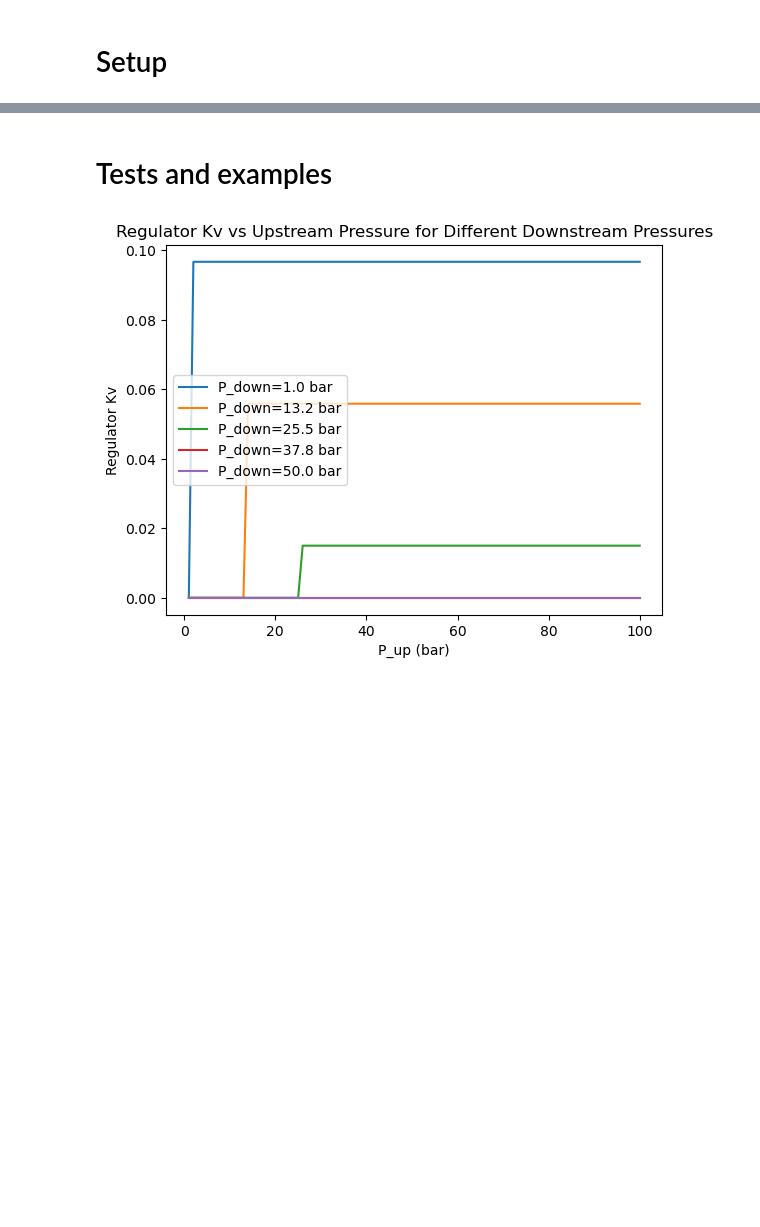
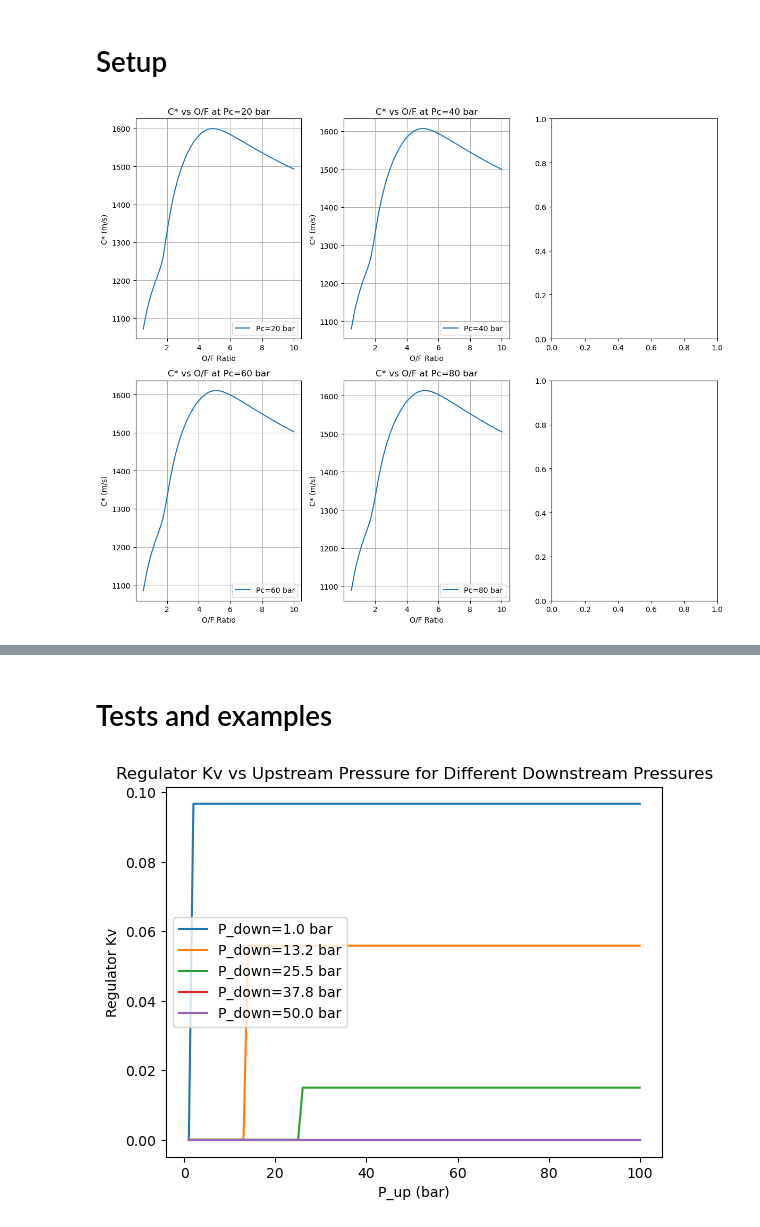
Before and after one commit to LpHiX/FYPTurbine, a Jupyter notebook: plumbingsim.ipynb, the cells around one changed output, grey strips where cells are left out. Drawn from its saved outputs; the diff is of its cells as text; code cells hidden in the pictures; blank space fills up the shorter version.

```diff
--- a/plumbingsim.ipynb
+++ b/plumbingsim.ipynb
@@ -1,2 +1,66 @@
 # %% [markdown]
 # Setup
+# %%
+from rocketcea.cea_obj_w_units import CEA_Obj
+
+cea = CEA_Obj(
+    oxName = "N2O",
+    fuelName = "Isopropanol",
+    isp_units='sec',
+    cstar_units = 'm/s',
+    pressure_units='Bar',
+    temperature_units='K',
+    sonic_velocity_units='m/s',
+    enthalpy_units='J/kg',
+    density_units='kg/m^3',
+    specific_heat_units='J/kg-K',
+    viscosity_units='centipoise', # stored value in pa-s
+    thermal_cond_units='W/cm-degC', # stored value in W/m-K
+    # fac_CR=self.cr,
+    make_debug_prints=False)
+
+chamber_pressures = np.linspace(10, 100, 10)  # in bar
+of_ratios = np.linspace(0.5, 10, 40)
+
+# Run two loops to generate data then store in a 2D array
+
+cstar_data = np.zeros((len(chamber_pressures), len(of_ratios)))
+
+for i, pc in enumerate(chamber_pressures):
+    for j, of in enumerate(of_ratios):
+        cstar = cea.get_Cstar(pc, of)
+        cstar_data[i, j] = cstar
+
+# function to get cstar given pc and of by interpolating and extrapolating the data
+from scipy.interpolate import RegularGridInterpolator
+interpolator = RegularGridInterpolator(
+    (chamber_pressures, of_ratios),
+    cstar_data,
+    bounds_error=False,
+    fill_value=None
+)
+def get_cstar(pc, of):
+    return interpolator((pc, of))
+
+# plot 2x2 grid of cstar vs of for different chamber pressures
+import matplotlib.pyplot as plt
+fig, ax = plt.subplots(2, 3, figsize=(12, 10))
+chamber_pressures_to_plot = [20, 40, 60, 80]  # in bar
+
+for i, pc in enumerate(chamber_pressures_to_plot):
+    row = i // 2
+    col = i % 2
+    of_ratios_fine = np.linspace(0.5, 10, 100)
+    cstar_values = get_cstar(pc, of_ratios_fine)
+
+    ax[row, col].plot(of_ratios_fine, cstar_values, label=f'Pc={pc} bar')
+    ax[row, col].set_title(f'C* vs O/F at Pc={pc} bar')
+    ax[row, col].set_xlabel('O/F Ratio')
+    ax[row, col].set_ylabel('C* (m/s)')
+    ax[row, col].grid(True)
+    ax[row, col].legend()
+
+plt.tight_layout()
+plt.show()
+# %% [output]
+[figure, added]
```
Also changed, not shown: parts of 2 cells of this notebook, 1 other file.
